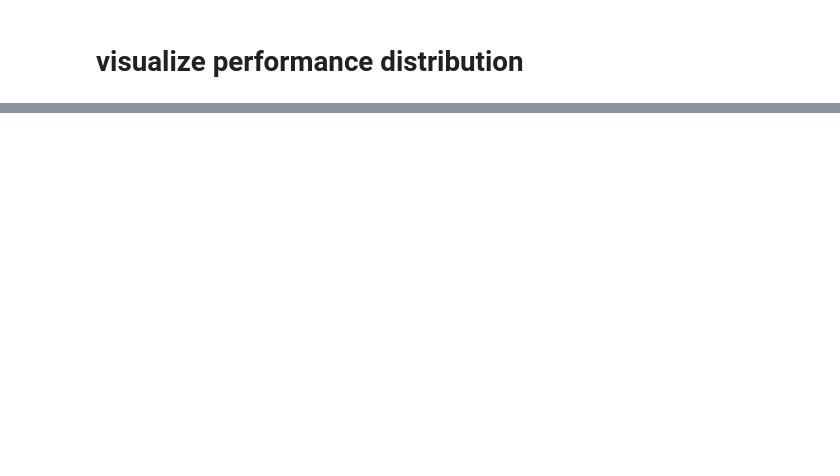
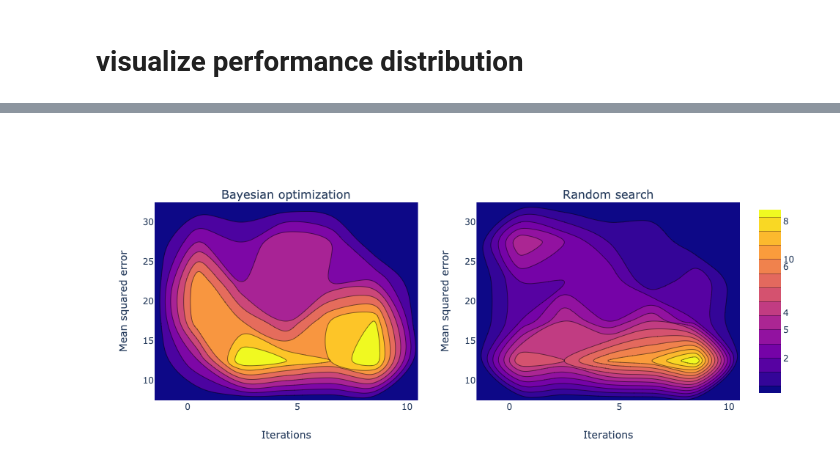
Before and after one commit to mateBakos/autoxgb, a Jupyter notebook: notebooks/exploratory/V1_use_naive_bayesian.ipynb, the cells around one changed output, grey strips where cells are left out. Drawn from its saved outputs; the diff is of its cells as text; code cells hidden in the pictures; blank space fills up the shorter version.

```diff
--- a/notebooks/exploratory/V1_use_naive_bayesian.ipynb
+++ b/notebooks/exploratory/V1_use_naive_bayesian.ipynb
@@ -73,0 +71,4 @@ visualize_hopt_exp_perf_distribution(results,21)
+# %%
+visualize_search_performance_heatmap(results)
+# %% [output]
+[figure, added]
```
Also changed, not shown: parts of 10 cells of this notebook, 1 other file.
